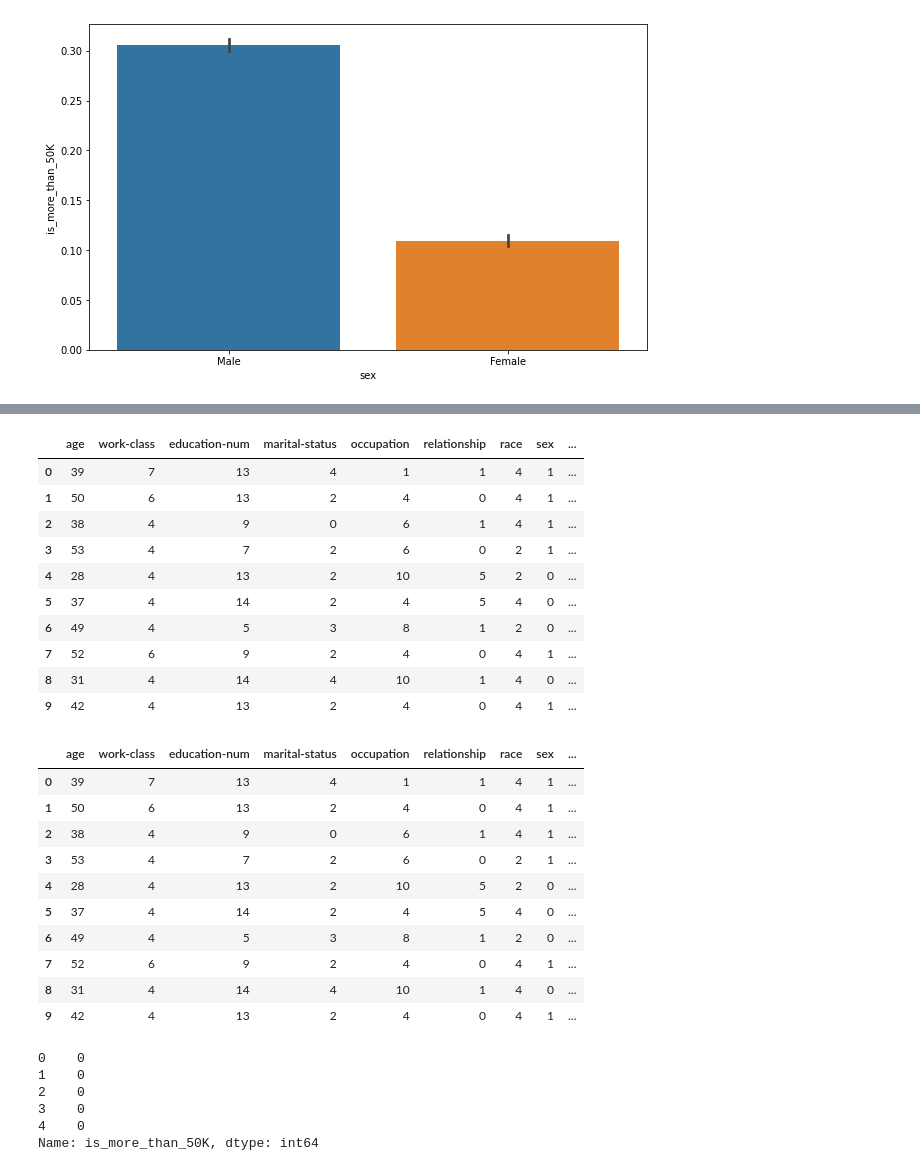
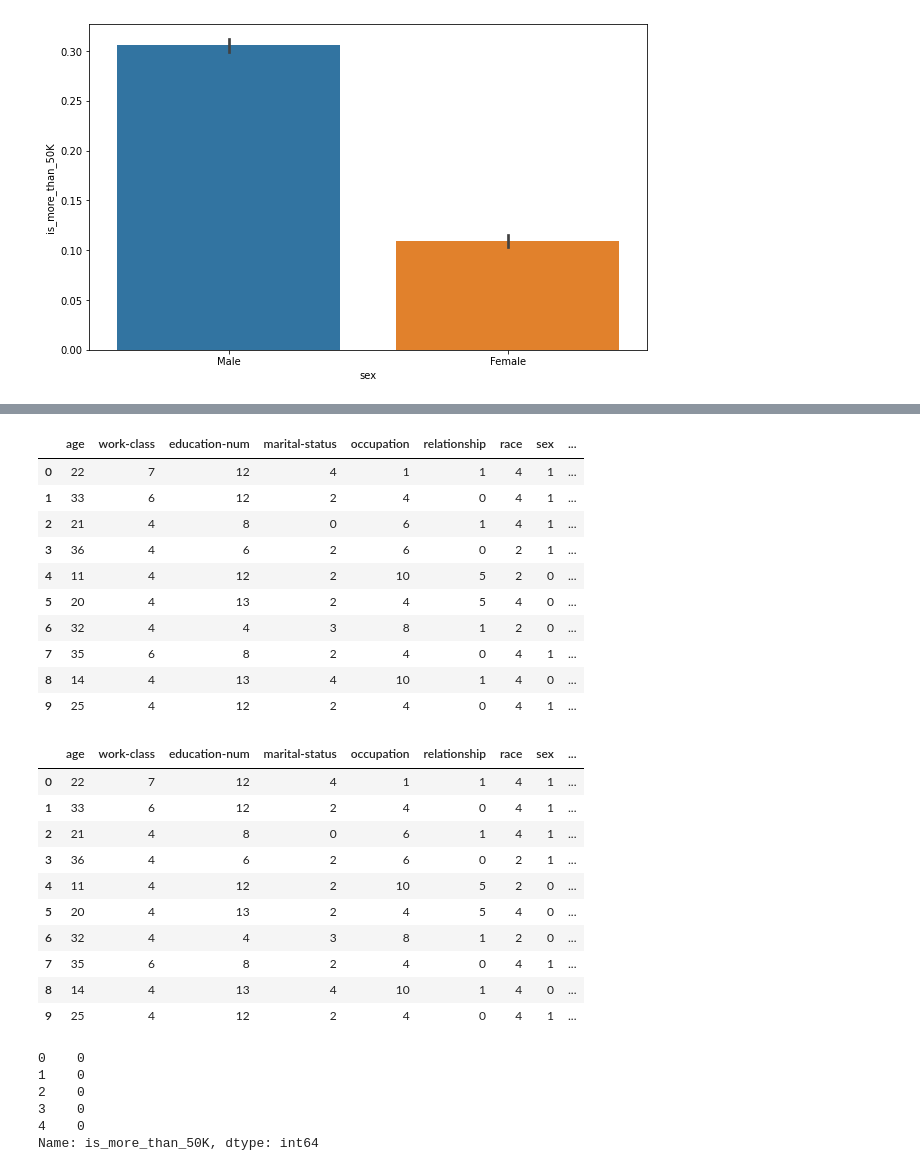
Before and after one commit to Banghyungjin/jupyter_test, a Jupyter notebook: 실습_안지운거.ipynb, the cells around one changed output, grey strips where cells are left out. Saved outputs shown, nothing was run; the diff lists cells and outputs as text; code cells hidden in the pictures.

```diff
--- a/실습_안지운거.ipynb
+++ b/실습_안지운거.ipynb
@@ -75,7 +75,7 @@ native-country      0
 is_more_than_50K    0
 dtype: int64
 # %%
-test_df.drop(['education','capital-gain','capital-loss','native-country','fnlwgt'], axis=1, inplace=True)
+test_df.drop(['education','native-country','fnlwgt'], axis=1, inplace=True)
 # %%
 test_df_dropna = test_df#.dropna(axis = 0)
 # %%
@@ -148,42 +177,41 @@ sns.barplot(x='sex', y = 'is_more_than_50K', data=test_df_dropna)
 # %%
 def encode_features(dataDF):
-    features = ['work-class', 'sex', 'marital-status','occupation',\
-                'race','relationship']
+    features = test_df_dropna.columns
     for feature in features:
         le = preprocessing.LabelEncoder()
         le = le.fit(dataDF[feature])
         dataDF[feature] = le.transform(dataDF[feature])
 
     return dataDF
 
 test_df_dropna = encode_features(test_df_dropna)
 test_df_dropna.head(10)
 # %% [output]
 |  | age | work-class | education-num | marital-status | occupation | relationship | race | sex | ... |
-| 0 | 39 | 7 | 13 | 4 | 1 | 1 | 4 | 1 | ... |
-| 1 | 50 | 6 | 13 | 2 | 4 | 0 | 4 | 1 | ... |
-| 2 | 38 | 4 | 9 | 0 | 6 | 1 | 4 | 1 | ... |
-| 3 | 53 | 4 | 7 | 2 | 6 | 0 | 2 | 1 | ... |
-| 4 | 28 | 4 | 13 | 2 | 10 | 5 | 2 | 0 | ... |
-| 5 | 37 | 4 | 14 | 2 | 4 | 5 | 4 | 0 | ... |
-| 6 | 49 | 4 | 5 | 3 | 8 | 1 | 2 | 0 | ... |
-| 7 | 52 | 6 | 9 | 2 | 4 | 0 | 4 | 1 | ... |
-| 8 | 31 | 4 | 14 | 4 | 10 | 1 | 4 | 0 | ... |
-| 9 | 42 | 4 | 13 | 2 | 4 | 0 | 4 | 1 | ... |
+| 0 | 22 | 7 | 12 | 4 | 1 | 1 | 4 | 1 | ... |
+| 1 | 33 | 6 | 12 | 2 | 4 | 0 | 4 | 1 | ... |
+| 2 | 21 | 4 | 8 | 0 | 6 | 1 | 4 | 1 | ... |
+| 3 | 36 | 4 | 6 | 2 | 6 | 0 | 2 | 1 | ... |
+| 4 | 11 | 4 | 12 | 2 | 10 | 5 | 2 | 0 | ... |
+| 5 | 20 | 4 | 13 | 2 | 4 | 5 | 4 | 0 | ... |
+| 6 | 32 | 4 | 4 | 3 | 8 | 1 | 2 | 0 | ... |
+| 7 | 35 | 6 | 8 | 2 | 4 | 0 | 4 | 1 | ... |
+| 8 | 14 | 4 | 13 | 4 | 10 | 1 | 4 | 0 | ... |
+| 9 | 25 | 4 | 12 | 2 | 4 | 0 | 4 | 1 | ... |
 # %%
 test_df_dropna.head(10)
 # %% [output]
 |  | age | work-class | education-num | marital-status | occupation | relationship | race | sex | ... |
-| 0 | 39 | 7 | 13 | 4 | 1 | 1 | 4 | 1 | ... |
-| 1 | 50 | 6 | 13 | 2 | 4 | 0 | 4 | 1 | ... |
-| 2 | 38 | 4 | 9 | 0 | 6 | 1 | 4 | 1 | ... |
-| 3 | 53 | 4 | 7 | 2 | 6 | 0 | 2 | 1 | ... |
-| 4 | 28 | 4 | 13 | 2 | 10 | 5 | 2 | 0 | ... |
-| 5 | 37 | 4 | 14 | 2 | 4 | 5 | 4 | 0 | ... |
-| 6 | 49 | 4 | 5 | 3 | 8 | 1 | 2 | 0 | ... |
-| 7 | 52 | 6 | 9 | 2 | 4 | 0 | 4 | 1 | ... |
-| 8 | 31 | 4 | 14 | 4 | 10 | 1 | 4 | 0 | ... |
-| 9 | 42 | 4 | 13 | 2 | 4 | 0 | 4 | 1 | ... |
+| 0 | 22 | 7 | 12 | 4 | 1 | 1 | 4 | 1 | ... |
+| 1 | 33 | 6 | 12 | 2 | 4 | 0 | 4 | 1 | ... |
+| 2 | 21 | 4 | 8 | 0 | 6 | 1 | 4 | 1 | ... |
+| 3 | 36 | 4 | 6 | 2 | 6 | 0 | 2 | 1 | ... |
+| 4 | 11 | 4 | 12 | 2 | 10 | 5 | 2 | 0 | ... |
+| 5 | 20 | 4 | 13 | 2 | 4 | 5 | 4 | 0 | ... |
+| 6 | 32 | 4 | 4 | 3 | 8 | 1 | 2 | 0 | ... |
+| 7 | 35 | 6 | 8 | 2 | 4 | 0 | 4 | 1 | ... |
+| 8 | 14 | 4 | 13 | 4 | 10 | 1 | 4 | 0 | ... |
+| 9 | 25 | 4 | 12 | 2 | 4 | 0 | 4 | 1 | ... |
 # %%
 y_test_df = test_df_dropna['is_more_than_50K']
 X_test_df= test_df_dropna.drop('is_more_than_50K',axis=1)
```
Also changed, not shown: parts of 25 cells of this notebook, 1 other file.
